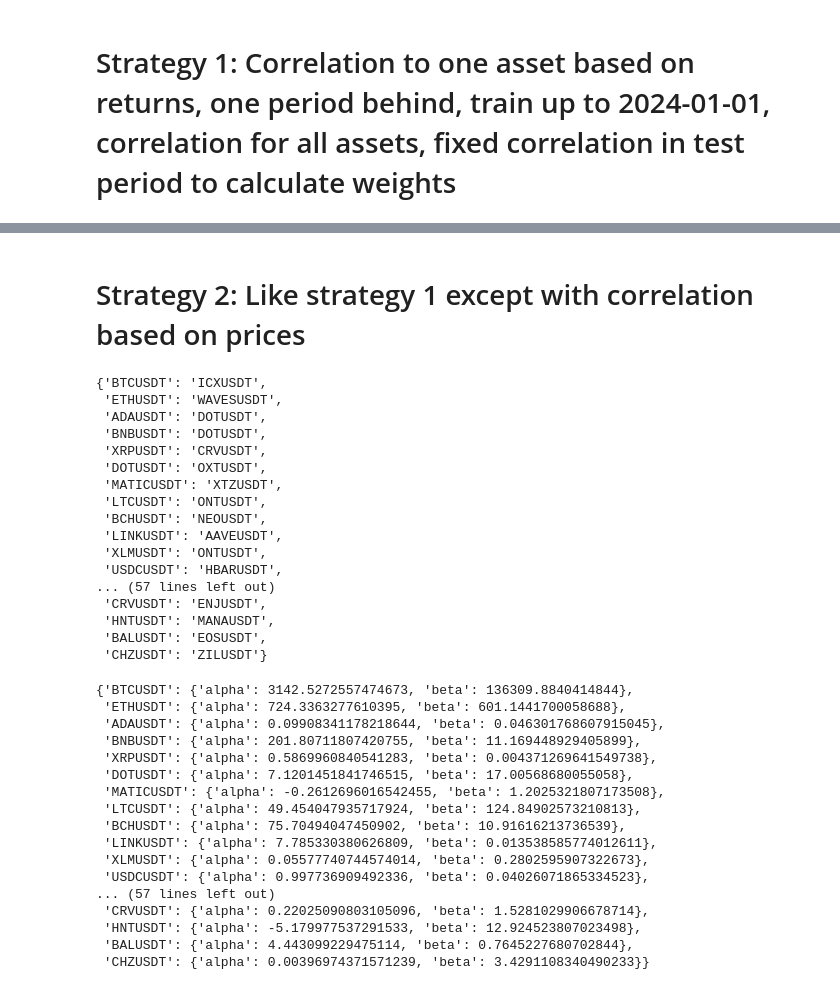
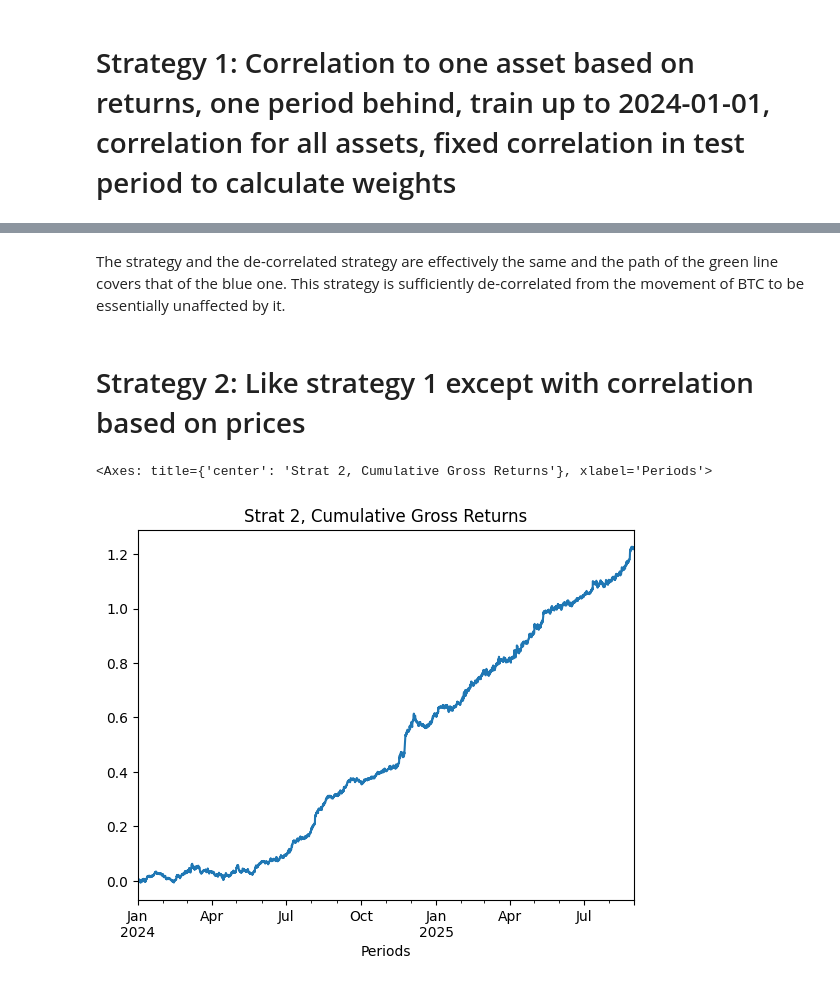
Before and after one commit to wbchristerson/crypto-strategies, a Jupyter notebook: correlation.ipynb, the cells around one changed output, grey strips where cells are left out. Cells and saved outputs as stored; diff of their text form; code cells hidden in the pictures.

```diff
--- a/correlation.ipynb
+++ b/correlation.ipynb
@@ -251,26 +201,7 @@ df.cumsum().plot(title = "Cumulative Returns: Strat 1, Benchmark, De-Correlated
+# %% [markdown]
+The strategy and the de-correlated strategy are effectively the same and the path of the green line covers that of the blue one. This strategy is sufficiently de-correlated from the movement of BTC to be essentially unaffected by it.
 # %% [markdown]
 # Strategy 2: Like strategy 1 except with correlation based on prices
 # %%
 t = datetime(2024, 1, 1, 0, 0)
 px_train_data, px_test_data = get_train_test_data(px, t)
-coins_to_top_corr_coins_by_px = get_coins_to_top_corr_coins(px_train_data)
-
-coins_to_top_corr_coins_by_px
-# %% [output]
-{'BTCUSDT': 'ICXUSDT',
- 'ETHUSDT': 'WAVESUSDT',
- 'ADAUSDT': 'DOTUSDT',
- 'BNBUSDT': 'DOTUSDT',
- 'XRPUSDT': 'CRVUSDT',
- 'DOTUSDT': 'OXTUSDT',
- 'MATICUSDT': 'XTZUSDT',
- 'LTCUSDT': 'ONTUSDT',
- 'BCHUSDT': 'NEOUSDT',
- 'LINKUSDT': 'AAVEUSDT',
- 'XLMUSDT': 'ONTUSDT',
- 'USDCUSDT': 'HBARUSDT',
-... (57 lines left out)
- 'CRVUSDT': 'ENJUSDT',
- 'HNTUSDT': 'MANAUSDT',
- 'BALUSDT': 'EOSUSDT',
- 'CHZUSDT': 'ZILUSDT'}
@@ -277,23 +210,22 @@ coins_to_top_corr_coins_by_px
 # %%
 coin_px_to_look_back_reg_params = get_coins_to_look_back_reg_params(
     px_train_data, coins_to_top_corr_coins_by_px)
-
-coin_px_to_look_back_reg_params
-# %% [output]
-{'BTCUSDT': {'alpha': 3142.5272557474673, 'beta': 136309.8840414844},
- 'ETHUSDT': {'alpha': 724.3363277610395, 'beta': 601.1441700058688},
- 'ADAUSDT': {'alpha': 0.09908341178218644, 'beta': 0.046301768607915045},
- 'BNBUSDT': {'alpha': 201.80711807420755, 'beta': 11.169448929405899},
- 'XRPUSDT': {'alpha': 0.5869960840541283, 'beta': 0.004371269641549738},
- 'DOTUSDT': {'alpha': 7.1201451841746515, 'beta': 17.00568680055058},
- 'MATICUSDT': {'alpha': -0.2612696016542455, 'beta': 1.2025321807173508},
- 'LTCUSDT': {'alpha': 49.454047935717924, 'beta': 124.84902573210813},
- 'BCHUSDT': {'alpha': 75.70494047450902, 'beta': 10.91616213736539},
- 'LINKUSDT': {'alpha': 7.785330380626809, 'beta': 0.013538585774012611},
- 'XLMUSDT': {'alpha': 0.05577740744574014, 'beta': 0.2802595907322673},
- 'USDCUSDT': {'alpha': 0.997736909492336, 'beta': 0.04026071865334523},
-... (57 lines left out)
- 'CRVUSDT': {'alpha': 0.22025090803105096, 'beta': 1.5281029906678714},
- 'HNTUSDT': {'alpha': -5.179977537291533, 'beta': 12.924523807023498},
- 'BALUSDT': {'alpha': 4.443099229475114, 'beta': 0.7645227680702844},
- 'CHZUSDT': {'alpha': 0.00396974371571239, 'beta': 3.4291108340490233}}
+# %%
+raw_reg_signal = pd.DataFrame(index=px_test_data.index)
+raw_reg_signal.index.names = ['Periods']
+
+for coin in px_test_data.columns:
+    reg_px = px_test_data[coins_to_top_corr_coins_by_px[coin]].shift() * coin_px_to_look_back_reg_params[coin]['beta']
+    reg_px = reg_px + coin_px_to_look_back_reg_params[coin]['alpha']
+
+    raw_reg_signal[coin] = -1 * (px_test_data[coin] - reg_px)
+
+normalized_signal = get_rank_demeaned_normalized_signal(raw_reg_signal)
+test_px = px.loc[normalized_signal.index]
+
+gross_returns, net_returns = get_gross_returns_and_net_returns(normalized_signal, test_px)
+# %%
+gross_returns.cumsum().plot(title="Strat 2, Cumulative Gross Returns")
+# %% [output]
+<Axes: title={'center': 'Strat 2, Cumulative Gross Returns'}, xlabel='Periods'>
+[figure, added]
```
Also changed, not shown: parts of 16 cells of this notebook, 2 other files.
